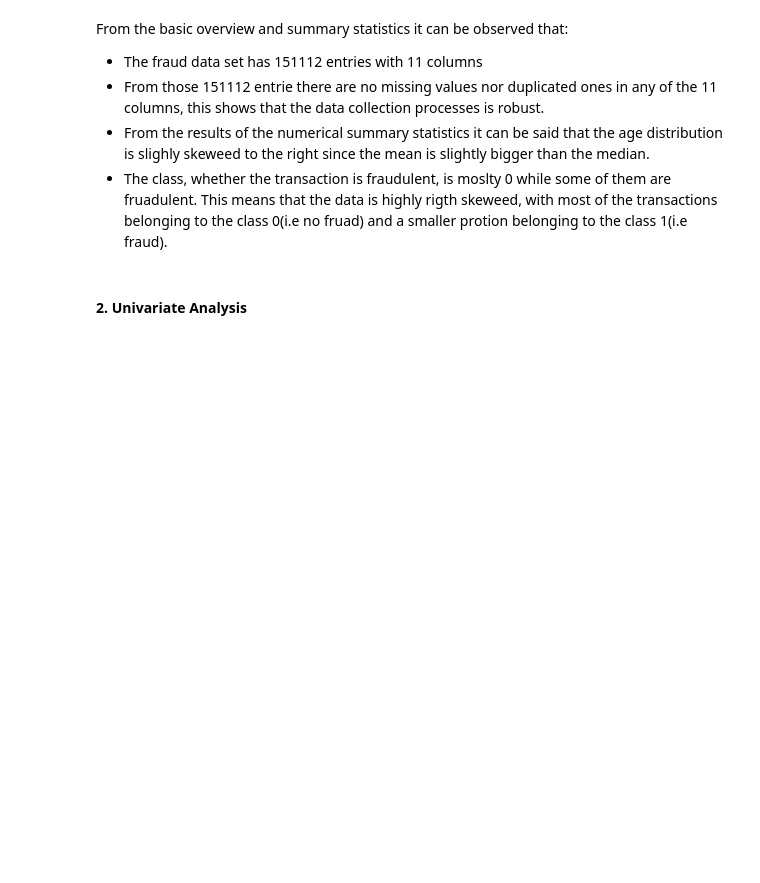
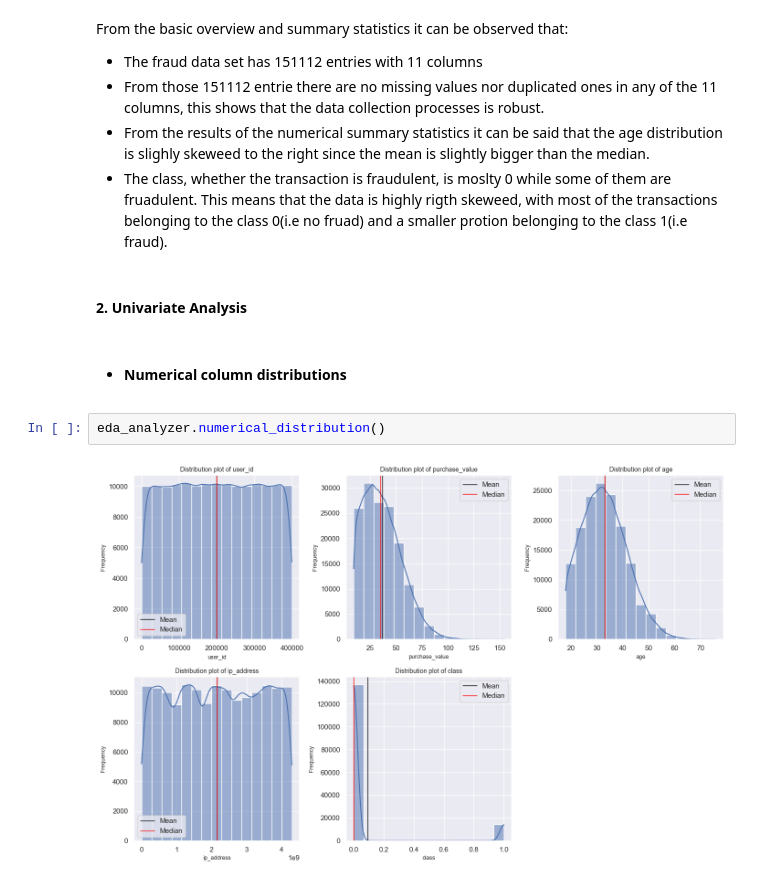
Before and after one commit to WildCayote/Adey-Innovations-Fraud-Detection, a Jupyter notebook: notebooks/exploratory_data_analysis.ipynb, the cells around one changed output. Drawn from its saved outputs; the diff is of its cells as text; blank space fills up the shorter version.

Commit message:
Feat: Added interpretation of the distribution plots for the numerical data

```diff
--- a/notebooks/exploratory_data_analysis.ipynb
+++ b/notebooks/exploratory_data_analysis.ipynb
@@ -123,3 +123,9 @@ From the basic overview and summary statistics it can be observed that:
 - The class, whether the transaction is fraudulent, is moslty 0 while some of them are fruadulent. This means that the data is highly rigth skeweed, with most of the transactions belonging to the class 0(i.e no fruad) and a smaller protion belonging to the class 1(i.e fraud).
 # %% [markdown]
 #### 2. Univariate Analysis
+# %% [markdown]
+- #### Numerical column distributions
+# %%
+eda_analyzer.numerical_distribution()
+# %% [output]
+[figure, added]
```
Also changed, not shown: parts of 1 cell of this notebook.
